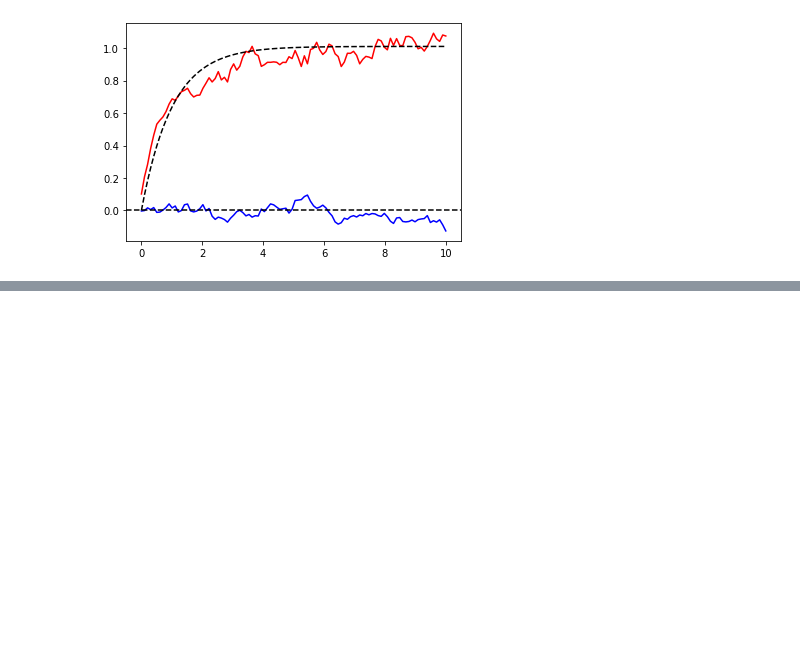
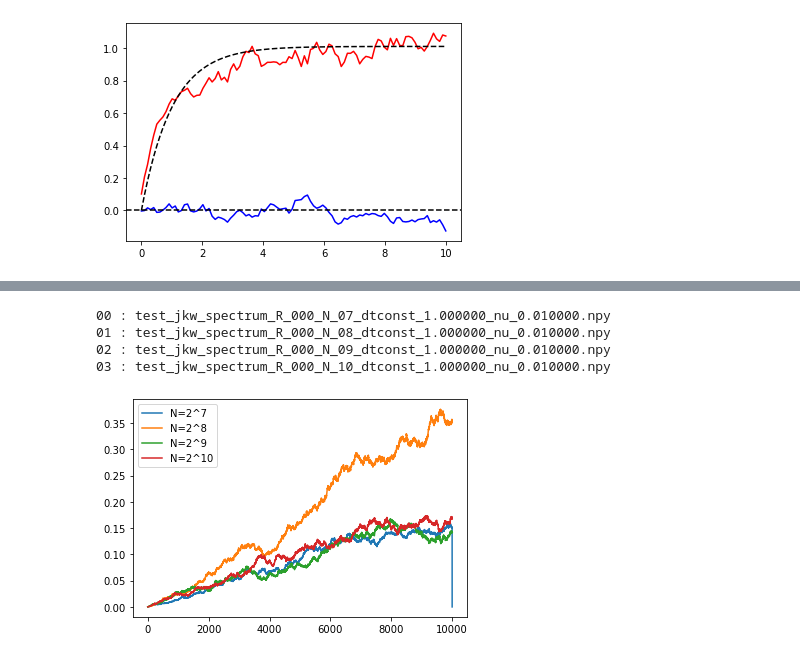
Before and after one commit to gapolinario/SPDE-JKW-Algorithm, a Jupyter notebook: Results.ipynb, the cells around one changed output, grey strips where cells are left out. Cells and saved outputs as stored; diff of their text form; code cells hidden in the pictures; blank space fills up the shorter version.

```diff
--- a/Results.ipynb
+++ b/Results.ipynb
@@ -657,0 +660,26 @@ plt.show()
+# %%
+all_files = glob(f'{path}/results/*_spectrum_R_{P:03d}*.npy')
+all_files.sort()
+# %%
+for i,x in enumerate(all_files):
+    print(f"{i:02d} : {x[48:]}")
+# %% [output]
+00 : test_jkw_spectrum_R_000_N_07_dtconst_1.000000_nu_0.010000.npy
+01 : test_jkw_spectrum_R_000_N_08_dtconst_1.000000_nu_0.010000.npy
+02 : test_jkw_spectrum_R_000_N_09_dtconst_1.000000_nu_0.010000.npy
+03 : test_jkw_spectrum_R_000_N_10_dtconst_1.000000_nu_0.010000.npy
+# %%
+spec_01 = np.load(all_files[0])
+spec_02 = np.load(all_files[1])
+spec_03 = np.load(all_files[2])
+spec_04 = np.load(all_files[3])
+# %%
+# k = 0
+plt.plot(spec_01[:,0],label=f"N=2^7")
+plt.plot(spec_02[:,0],label=f"N=2^8")
+plt.plot(spec_03[:,0],label=f"N=2^9")
+plt.plot(spec_04[:,0],label=f"N=2^{10}")
+plt.legend()
+plt.show()
+# %% [output]
+[figure, added]
```
Also changed, not shown: parts of 14 cells of this notebook, 8 other files.
